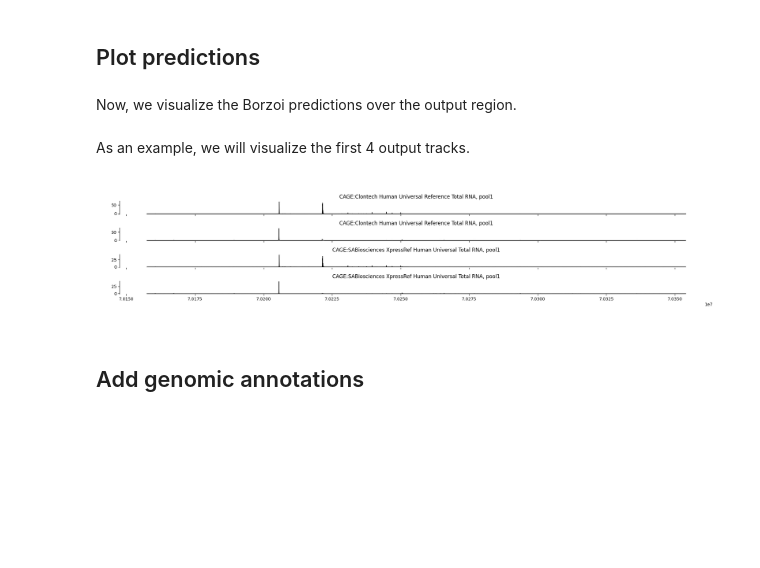
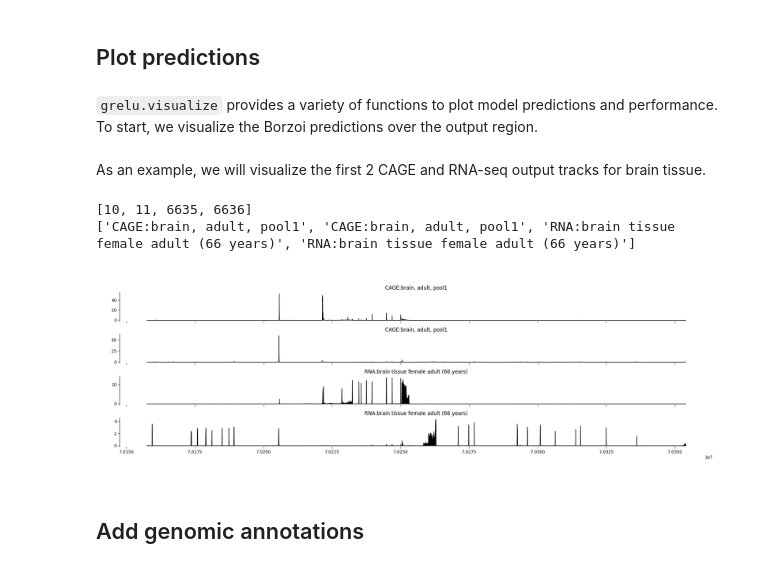
Before and after one commit to Genentech/gReLU, a Jupyter notebook: docs/tutorials/1_inference.ipynb, the cells around one changed output. Saved outputs shown, nothing was run; the diff lists cells and outputs as text; code cells hidden in the pictures; blank space fills up the shorter version.

Commit message:
copied over updates

```diff
--- a/docs/tutorials/1_inference.ipynb
+++ b/docs/tutorials/1_inference.ipynb
@@ -14,6 +19,6 @@ The `grelu.resources` module contains functions to access saved models and datas
 import grelu.resources
 model = grelu.resources.load_model(
     project="borzoi",
-    model_name="human_fold0" # You can change the fold number or change human to mouse
+    model_name="human_fold0",
 )
 # %% [output]
@@ -100,5 +109,5 @@ We can use the model to make a prediction on a single sequence with a very simpl
 # %%
 %%time
-preds = model.predict_on_seqs(input_seqs, device=1)
+preds = model.predict_on_seqs(input_seqs, device=0)
 preds.shape
 # %% [output]
@@ -129,25 +140,34 @@ We see that our predictions encompass the central 196608 bp of the input 524288
 # %% [markdown]
 ## Plot predictions
 # %% [markdown]
-Now, we visualize the Borzoi predictions over the output region.
+`grelu.visualize` provides a variety of functions to plot model predictions and performance. To start, we visualize the Borzoi predictions over the output region.
 # %%
 import grelu.visualize
 %matplotlib inline
 # %% [markdown]
-As an example, we will visualize the first 4 output tracks.
+As an example, we will visualize the first 2 CAGE and RNA-seq output tracks for brain tissue.
+# %%
+cage_brain_tasks = tasks[(tasks.assay=="CAGE") & (tasks["sample"].str.contains("brain"))].head(2)
+rna_brain_tasks = tasks[(tasks.assay=="RNA") & (tasks["sample"].str.contains("brain"))].head(2)
+
+tasks_to_plot = cage_brain_tasks.index.tolist() + rna_brain_tasks.index.tolist()
+task_names = tasks.description[tasks_to_plot].tolist() # Description of these tracks from the `tasks` dataframe
+
+print(tasks_to_plot)
+print(task_names)
+# %% [output]
+[10, 11, 6635, 6636]
+['CAGE:brain, adult, pool1', 'CAGE:brain, adult, pool1', 'RNA:brain tissue female adult (66 years)', 'RNA:brain tissue female adult (66 years)']
 # %%
-tasks_to_plot = range(0, 4)
-task_names = tasks.description[tasks_to_plot]
-
 fig = grelu.visualize.plot_tracks(
-    preds[0, tasks_to_plot, :],
-    start_pos=output_start, # Start coordinate of the output
-    end_pos=output_end, # End coordinate of the output
-    titles=task_names, # Description of these tracks from the `tasks` dataframe
-    figsize=(20, 4), # width, height
+    preds[0, tasks_to_plot, :], # Outputs to plot
+    start_pos=output_start, # Start coordinate for the x-axis label
+    end_pos=output_end, # End coordinate for the x-axis label
+    titles=task_names, # titles for each track
+    figsize=(20, 6), # width, height
 )
 # %% [output]
-[figure, old version]
+[figure, new version]
 # %% [markdown]
 ## Add genomic annotations
 # %% [markdown]
```
Also changed, not shown: parts of 33 cells of this notebook, 19 other files.
